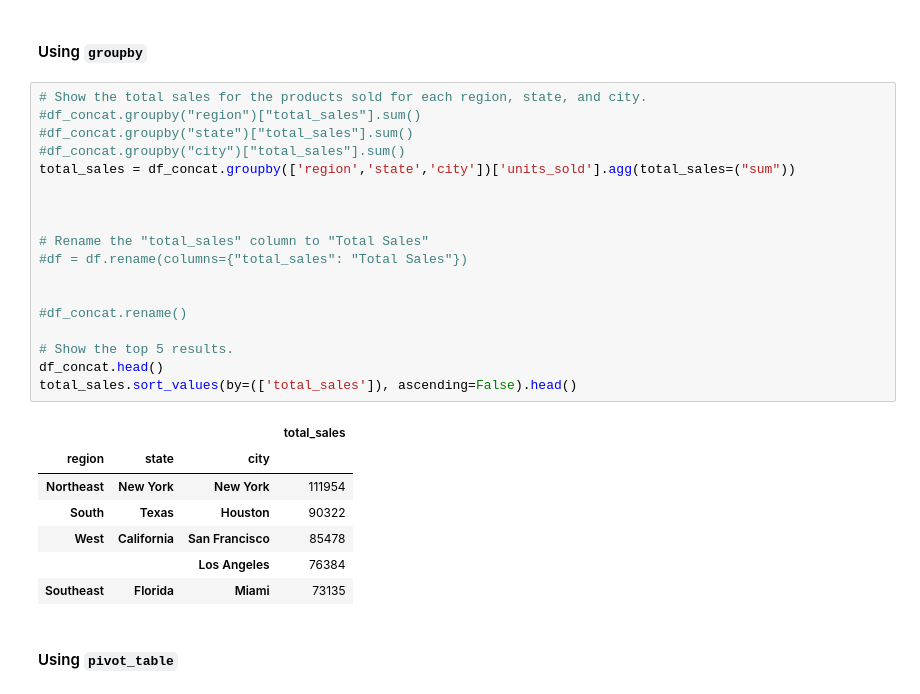
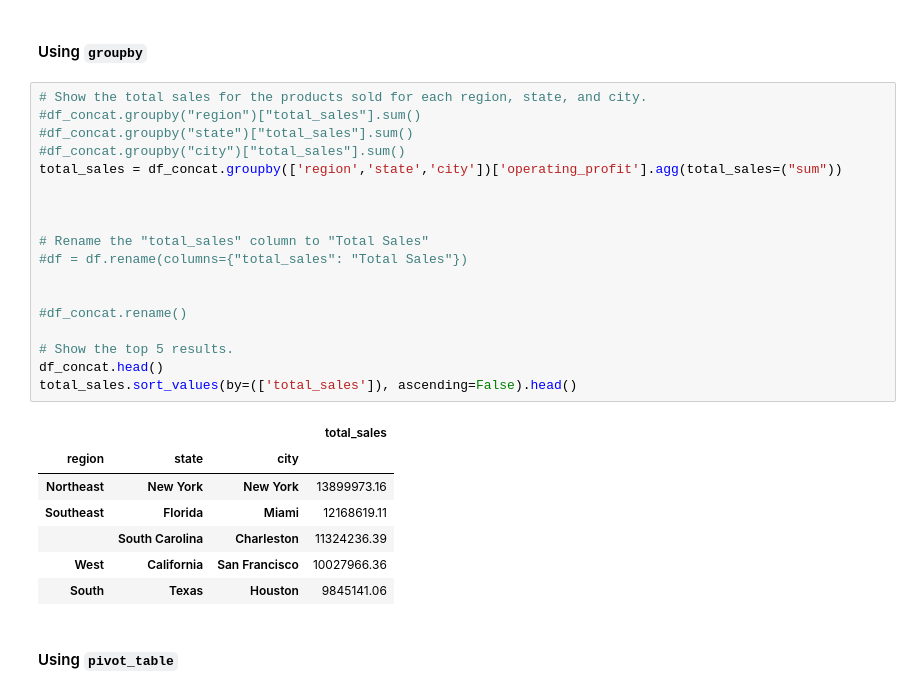
Before and after one commit to AIGit56/athletic_sales_analysis, a Jupyter notebook: athletic_sales_analysis.ipynb, the cells around one changed output. Saved outputs shown, nothing was run; the diff lists cells and outputs as text.

```diff
--- a/athletic_sales_analysis.ipynb
+++ b/athletic_sales_analysis.ipynb
@@ -245,29 +245,29 @@ total_units_sold.sort_values(by=(['Total_Products_Sold']), ascending=False).head
 # %%
 # Show the total sales for the products sold for each region, state, and city.
 #df_concat.groupby("region")["total_sales"].sum()
 #df_concat.groupby("state")["total_sales"].sum()
 #df_concat.groupby("city")["total_sales"].sum()
-total_sales = df_concat.groupby(['region','state','city'])['units_sold'].agg(total_sales=("sum"))
+total_sales = df_concat.groupby(['region','state','city'])['operating_profit'].agg(total_sales=("sum"))
 
 
 
 # Rename the "total_sales" column to "Total Sales"
 #df = df.rename(columns={"total_sales": "Total Sales"})
 
 
 #df_concat.rename()
 
 # Show the top 5 results.
 df_concat.head()
 total_sales.sort_values(by=(['total_sales']), ascending=False).head()
 # %% [output]
 |  |  |  | total_sales |
 | region | state | city |  |
-| Northeast | New York | New York | 111954 |
-| South | Texas | Houston | 90322 |
-| West | California | San Francisco | 85478 |
-|  |  | Los Angeles | 76384 |
-| Southeast | Florida | Miami | 73135 |
+| Northeast | New York | New York | 13899973.16 |
+| Southeast | Florida | Miami | 12168619.11 |
+|  | South Carolina | Charleston | 11324236.39 |
+| West | California | San Francisco | 10027966.36 |
+| South | Texas | Houston | 9845141.06 |
 # %% [markdown]
 #### Using `pivot_table`
 # %%
```
Also changed, not shown: parts of 1 cell of this notebook.
